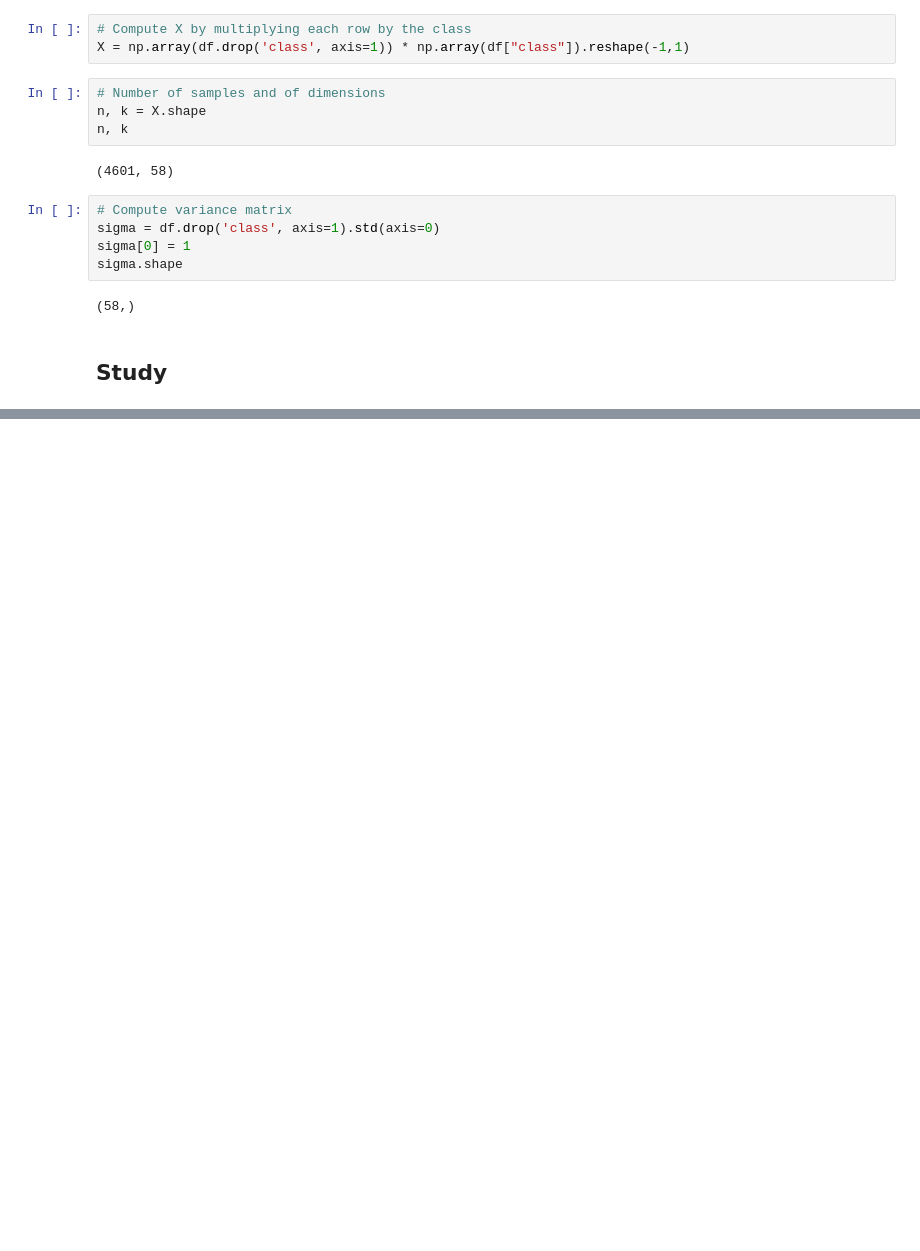
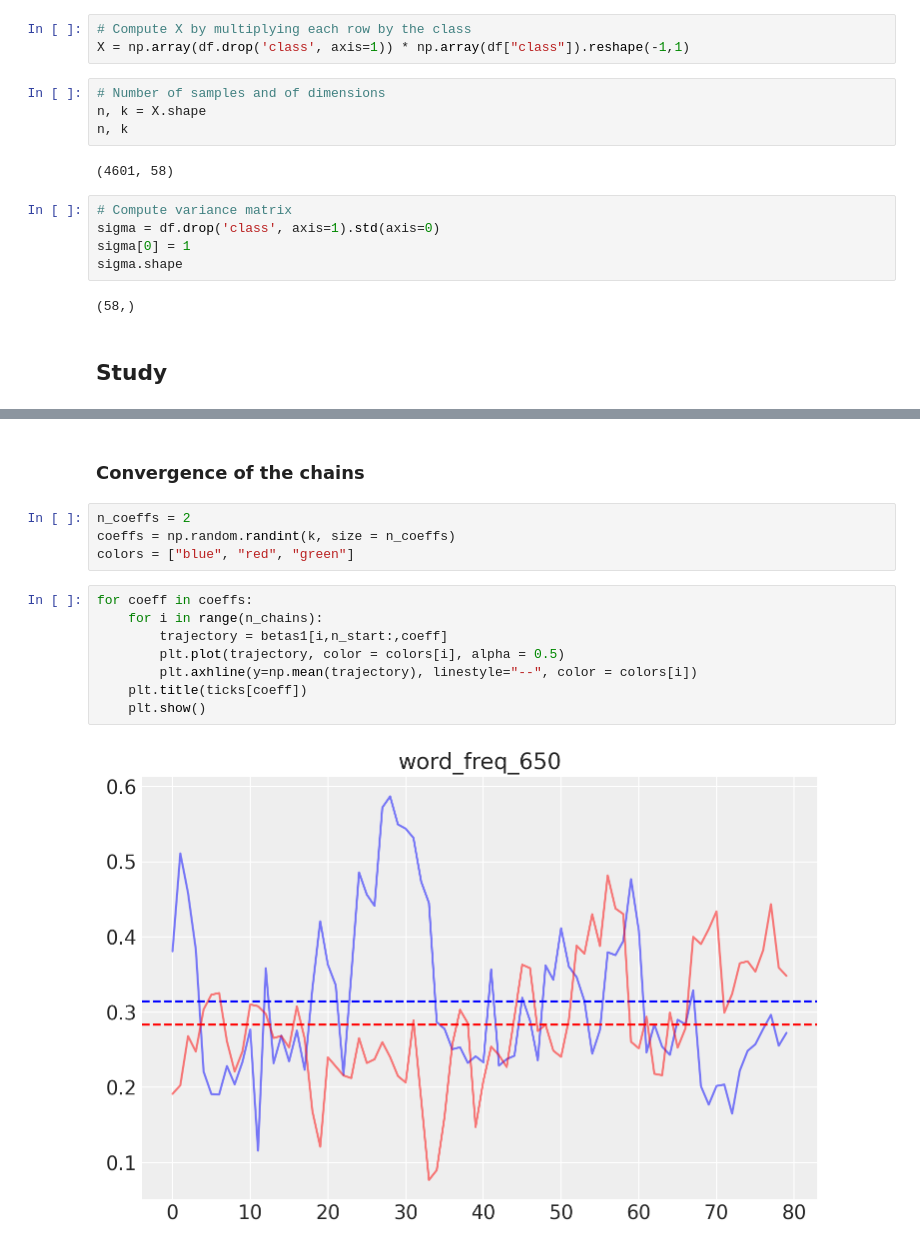
Before and after one commit to mark-srg/bml-project, a Jupyter notebook: mcmc_study.ipynb, the cells around one changed output, grey strips where cells are left out. Cells and saved outputs as stored; diff of their text form; blank space fills up the shorter version.

```diff
--- a/mcmc_study.ipynb
+++ b/mcmc_study.ipynb
@@ -101,0 +105,16 @@ plt.show()
+# %% [markdown]
+### Convergence of the chains
+# %%
+n_coeffs = 2
+coeffs = np.random.randint(k, size = n_coeffs)
+colors = ["blue", "red", "green"]
+# %%
+for coeff in coeffs:
+    for i in range(n_chains):
+        trajectory = betas1[i,n_start:,coeff]
+        plt.plot(trajectory, color = colors[i], alpha = 0.5)
+        plt.axhline(y=np.mean(trajectory), linestyle="--", color = colors[i])
+    plt.title(ticks[coeff])
+    plt.show()
+# %% [output]
+[figure, added]
```
Also changed, not shown: parts of 11 cells of this notebook.
